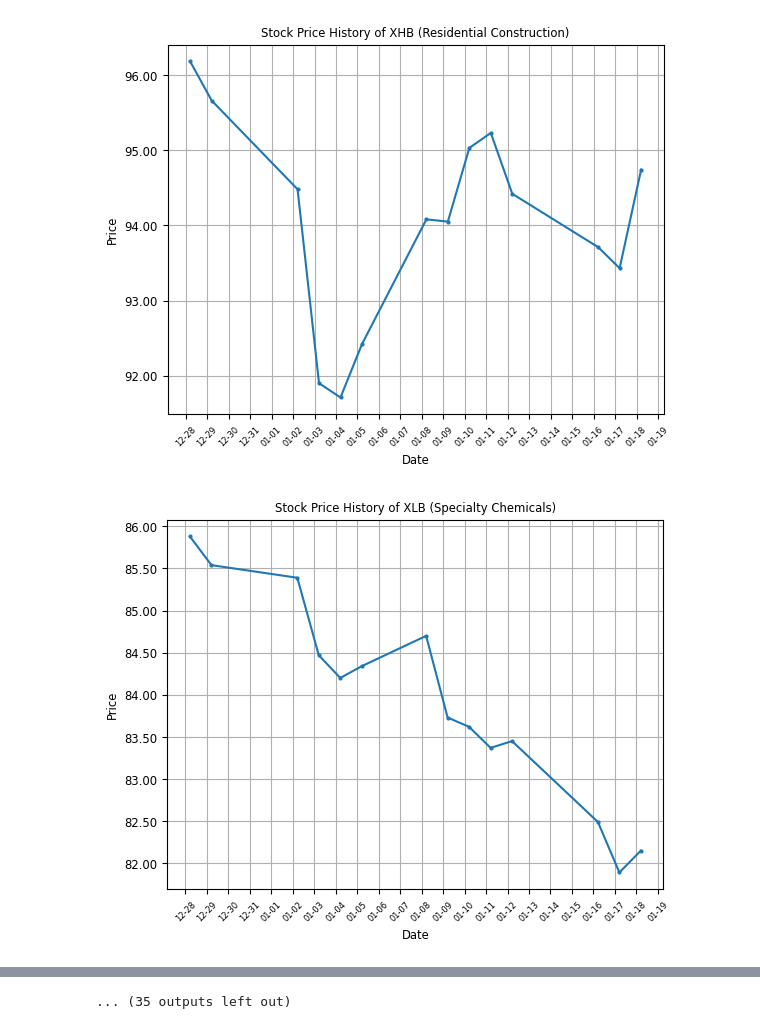
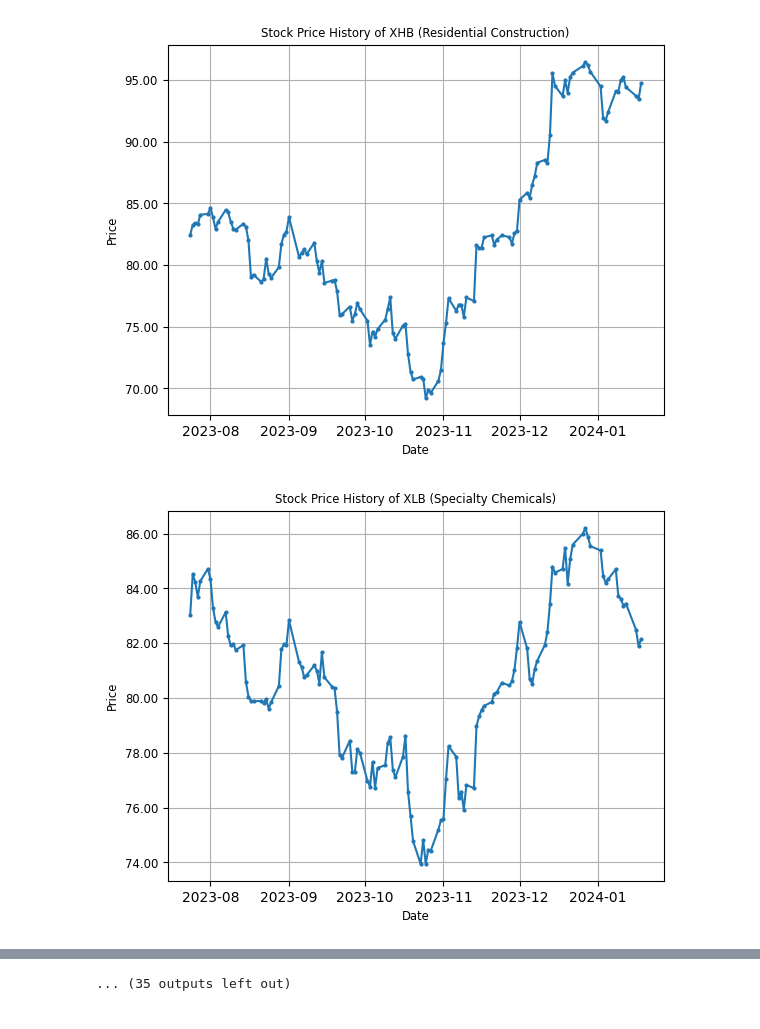
Before and after one commit to SaumikDana/Machine_Learning_Trading, a Jupyter notebook: data/etf_analysis.ipynb, the cells around one changed output, grey strips where cells are left out. Drawn from its saved outputs; the diff is of its cells as text; code cells hidden in the pictures.

```diff
--- a/data/etf_analysis.ipynb
+++ b/data/etf_analysis.ipynb
@@ -1,20 +1,20 @@
 # %%
 from datetime import datetime, timedelta
 from analyze_stock import *
 
 # Set the time frame
 end_date = datetime.today()
-start_date = end_date - timedelta(days=21)
+start_date = end_date - timedelta(days=180)
 
 industry_etf_dict = get_sector_etf_for_stock()
 
 for industry, etf in industry_etf_dict.items():
 
     if etf is None:
         continue
 
     # Sector ETF Time Series
-    plot_historical_data(etf, industry, start_date, end_date)
+    plot_historical_data(etf, industry, start_date, end_date, True)
 # %% [output]
-[figure, old version]
+[figure, new version]
-[figure, old version]
+[figure, new version]
```
Also changed, not shown: parts of 1 cell of this notebook, 1 other file.
